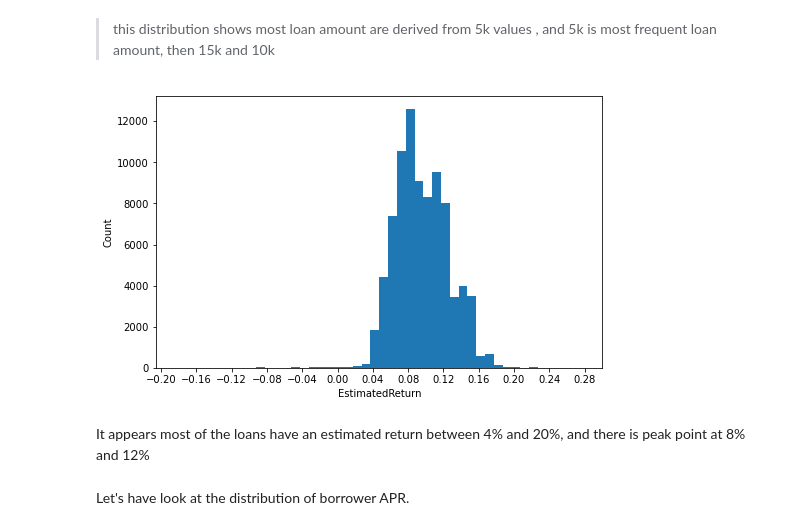
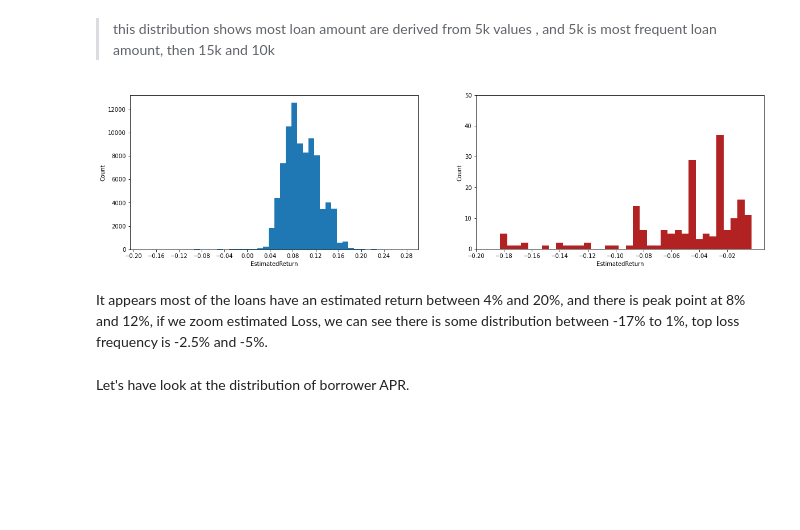
Before and after one commit to maleksaati/communicate-data-project, a Jupyter notebook: exploration.ipynb, the cells around one changed output. Saved outputs shown, nothing was run; the diff lists cells and outputs as text; code cells hidden in the pictures; blank space fills up the shorter version.

```diff
--- a/exploration.ipynb
+++ b/exploration.ipynb
@@ -107,17 +107,29 @@ plt.ylabel("Count");
 # %% [markdown]
 > this distribution shows most loan amount are derived from 5k values , and 5k is most frequent loan amount, then 15k and 10k
 # %%
-plt.figure(figsize = [8, 5])
+plt.figure(figsize = [20, 5])
+
+plt.subplot(1, 2, 1)
+
 base_color = sb.color_palette()[0]
 bins = np.arange(loan_df.EstimatedReturn.min(), loan_df.EstimatedReturn.max(),0.01)
 plt.hist(data=loan_df, x='EstimatedReturn', bins=bins)
 plt.xlabel("EstimatedReturn")
 plt.ylabel("Count");
 plt.xticks(np.arange(-0.2,0.3,0.04));
+
+plt.subplot(1, 2, 2)
+base_color = sb.color_palette()[0]
+bins = np.arange(loan_df.EstimatedReturn.min(), 0 ,0.005)
+plt.hist(data=loan_df, x='EstimatedReturn', bins=bins, color='firebrick')
+plt.xlabel("EstimatedReturn")
+plt.ylabel("Count");
+plt.xticks(np.arange(-0.2,0,0.02))
+plt.ylim(-0.2, 50);
 # %% [output]
-[figure, old version]
+[figure, new version]
 # %% [markdown]
-It appears most of the loans have an estimated return between 4% and 20%, and there is peak point at 8% and 12%
+It appears most of the loans have an estimated return between 4% and 20%, and there is peak point at 8% and 12%, if we zoom estimated Loss, we can see there is some distribution between -17% to 1%, top loss frequency is -2.5% and -5%.
 # %% [markdown]
 Let's have look at the distribution of borrower APR.
 # %%
```
Also changed, not shown: parts of 4 cells of this notebook, 1 other file.
